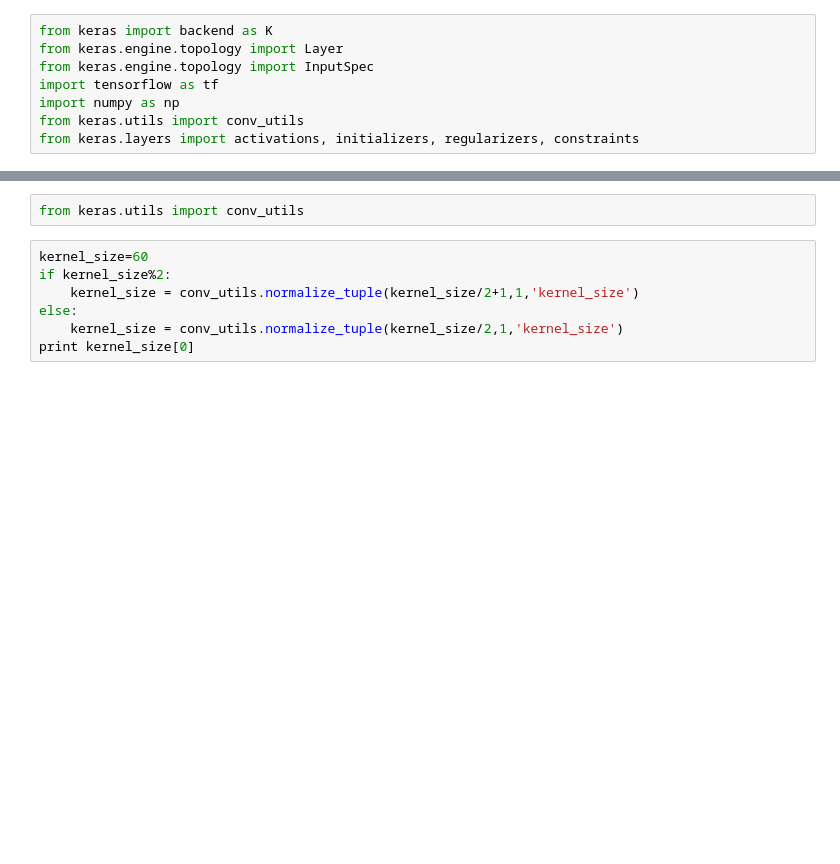
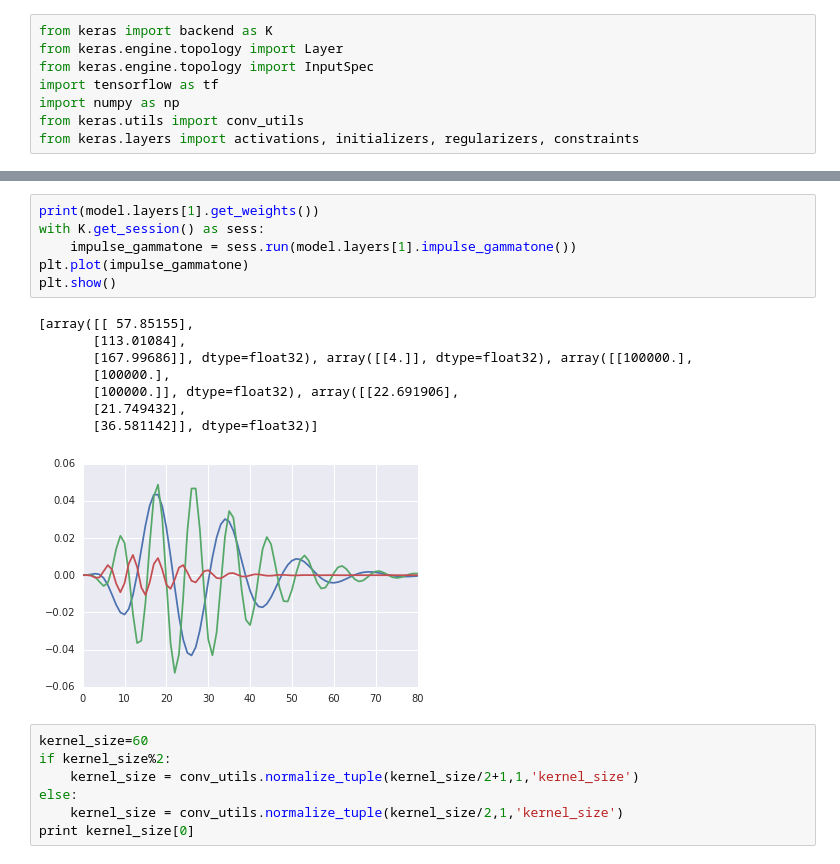
Before and after one commit to AhmedImtiazPrio/heartnet, a Jupyter notebook: codes/FIR_conv_test.ipynb, the cells around one changed output, grey strips where cells are left out. Saved outputs shown, nothing was run; the diff lists cells and outputs as text; blank space fills up the shorter version.

```diff
--- a/codes/FIR_conv_test.ipynb
+++ b/codes/FIR_conv_test.ipynb
@@ -247,5 +304,18 @@ plt.show()
-# %%
-from keras.utils import conv_utils
+# %%
+print(model.layers[1].get_weights())
+with K.get_session() as sess:
+    impulse_gammatone = sess.run(model.layers[1].impulse_gammatone())
+plt.plot(impulse_gammatone)
+plt.show()
+# %% [output]
+[array([[ 57.85155],
+       [113.01084],
+       [167.99686]], dtype=float32), array([[4.]], dtype=float32), array([[100000.],
+       [100000.],
+       [100000.]], dtype=float32), array([[22.691906],
+       [21.749432],
+       [36.581142]], dtype=float32)]
+[figure, added]
 # %%
 kernel_size=60
 if kernel_size%2:
```
Also changed, not shown: parts of 11 cells of this notebook, 50 other files.
